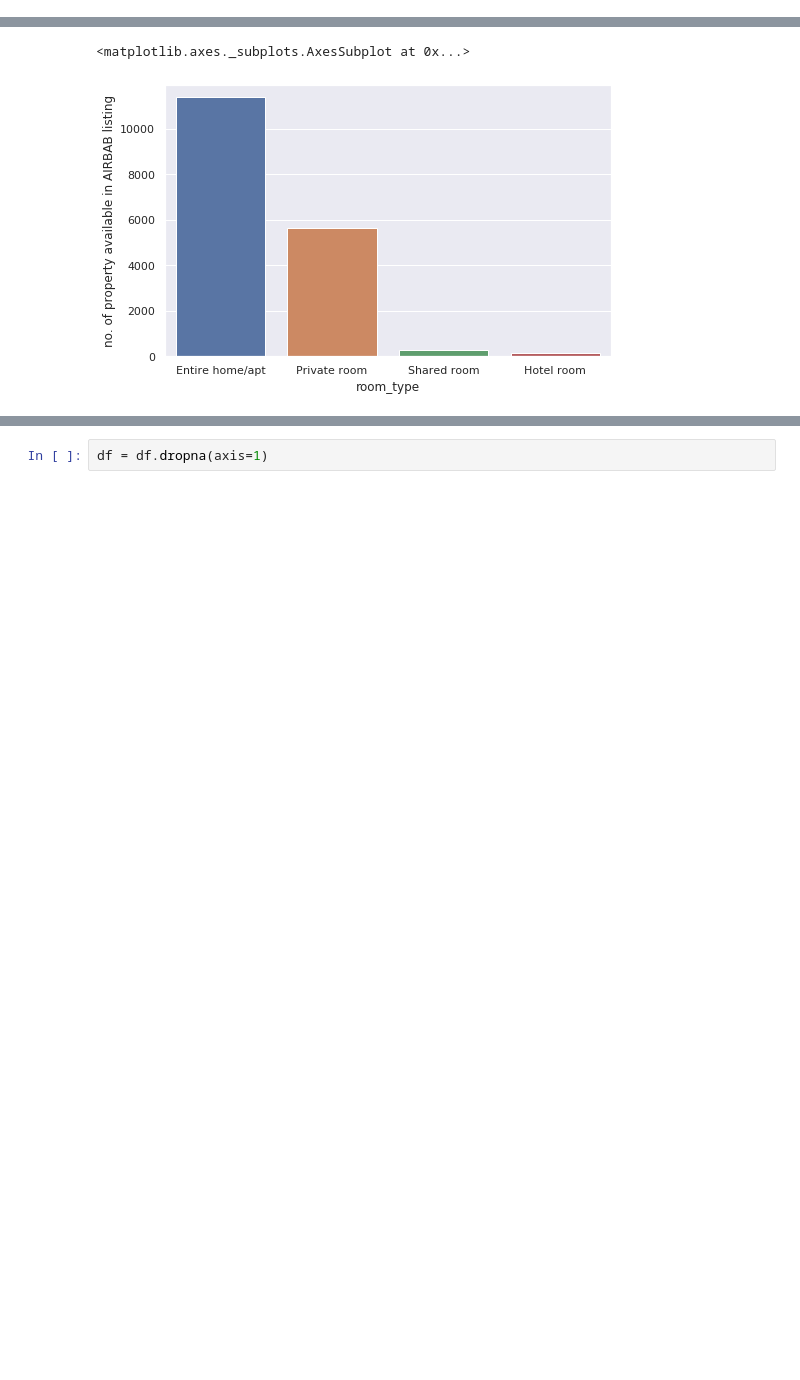
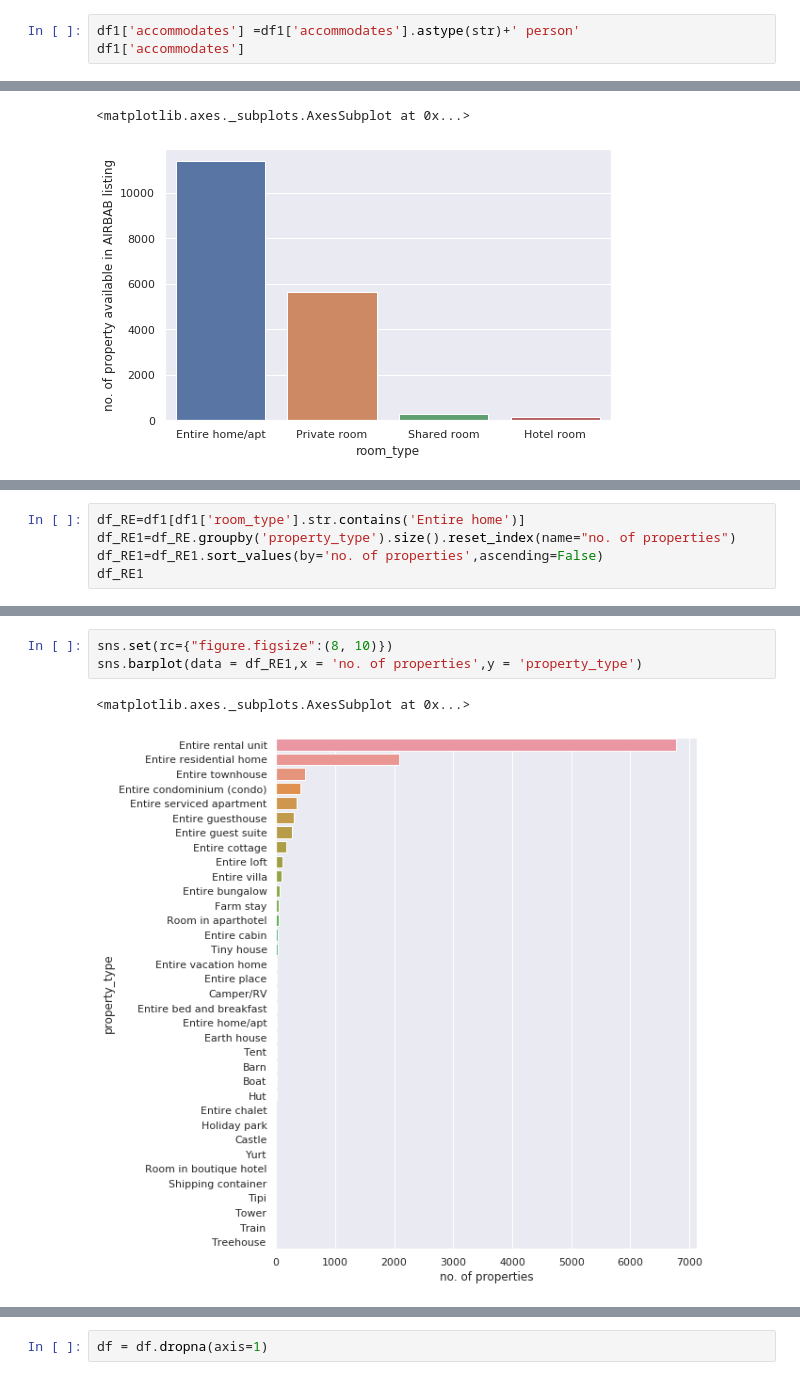
Before and after one commit to Alicia1008/DAtasks, a Jupyter notebook: DA TASK 20220530/AIRBAB.ipynb, the cells around one changed output, grey strips where cells are left out. Cells and saved outputs as stored; diff of their text form; blank space fills up the shorter version.

```diff
--- a/DA TASK 20220530/AIRBAB.ipynb
+++ b/DA TASK 20220530/AIRBAB.ipynb
@@ -136,3 +121,6 @@ df1
 | 17407 | 54187294 | https://www.airbnb.com/rooms/5418... | 20220108124849 | 2022-01-08 | https://a0.muscache.com/pictures/... | 31337479 | https://www.airbnb.com/users/show... | ['email', 'phone', 'reviews', 'ju... | ... |
 | 17408 | 54189526 | https://www.airbnb.com/rooms/5418... | 20220108124849 | 2022-01-08 | https://a0.muscache.com/pictures/... | 235135883 | https://www.airbnb.com/users/show... | ['phone'] | ... |
 17409 rows × 38 columns
+# %%
+df1['accommodates'] =df1['accommodates'].astype(str)+' person'
+df1['accommodates']
@@ -154,0 +180,5 @@ sns.barplot(data = df_1,x = 'room_type',y = 'no. of property available in AIRBAB
+# %%
+df_RE=df1[df1['room_type'].str.contains('Entire home')]
+df_RE1=df_RE.groupby('property_type').size().reset_index(name="no. of properties")
+df_RE1=df_RE1.sort_values(by='no. of properties',ascending=False)
+df_RE1
@@ -154,0 +203,6 @@ sns.barplot(data = df_1,x = 'room_type',y = 'no. of property available in AIRBAB
+# %%
+sns.set(rc={"figure.figsize":(8, 10)})
+sns.barplot(data = df_RE1,x = 'no. of properties',y = 'property_type')
+# %% [output]
+<matplotlib.axes._subplots.AxesSubplot at 0x...>
+[figure, added]
```
Also changed, not shown: parts of 20 cells of this notebook.
